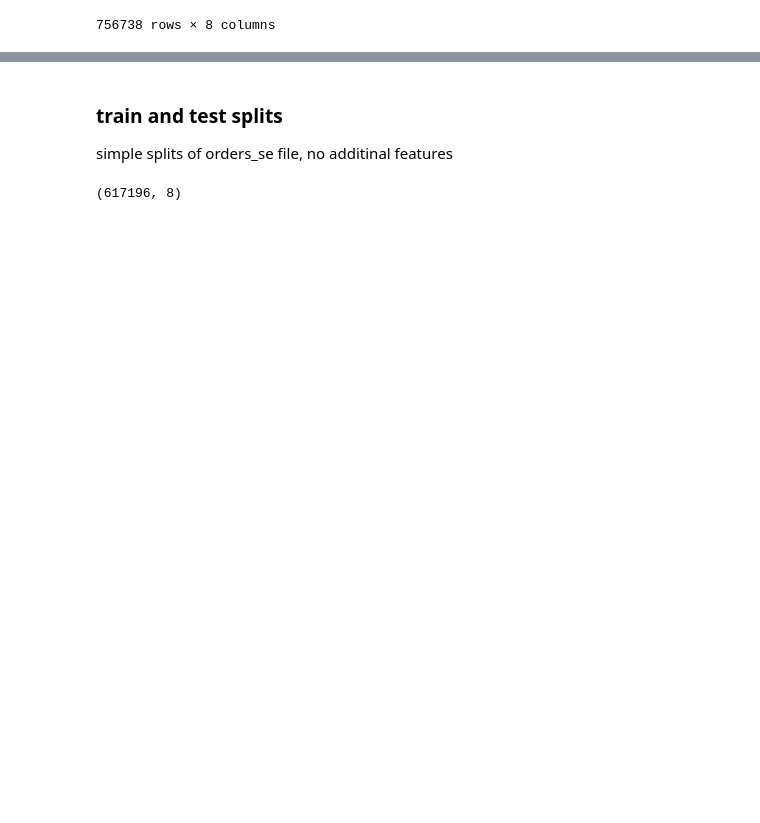
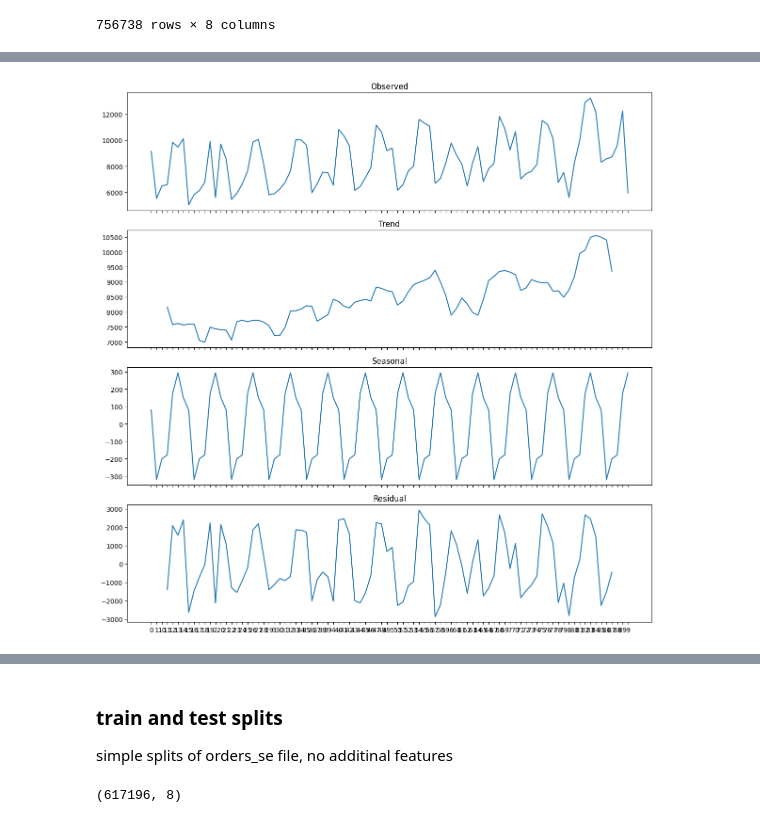
Before and after one commit to aguille-vert/delivery-hero-dataset, a Jupyter notebook: notebooks/00_delivery_hero_eda.ipynb, the cells around one changed output, grey strips where cells are left out. Drawn from its saved outputs; the diff is of its cells as text; code cells hidden in the pictures; blank space fills up the shorter version.

```diff
--- a/notebooks/00_delivery_hero_eda.ipynb
+++ b/notebooks/00_delivery_hero_eda.ipynb
@@ -209,0 +232,19 @@ orders_se
+# %%
+# Decompose the time series
+data = orders_se['order_age'].groupby(orders_se['order_age']).count()
+decomposition = seasonal_decompose(data, model='additive', period=7)
+# %%
+# Plot the decomposition
+fig, (ax1, ax2, ax3, ax4) = plt.subplots(4, 1, figsize=(12, 12), sharex=True)
+ax1.plot(decomposition.observed)
+ax1.set_title('Observed')
+ax2.plot(decomposition.trend)
+ax2.set_title('Trend')
+ax3.plot(decomposition.seasonal)
+ax3.set_title('Seasonal')
+ax4.plot(decomposition.resid)
+ax4.set_title('Residual')
+plt.tight_layout()
+plt.show()
+# %% [output]
+[figure, added]
```
Also changed, not shown: parts of 35 cells of this notebook.
